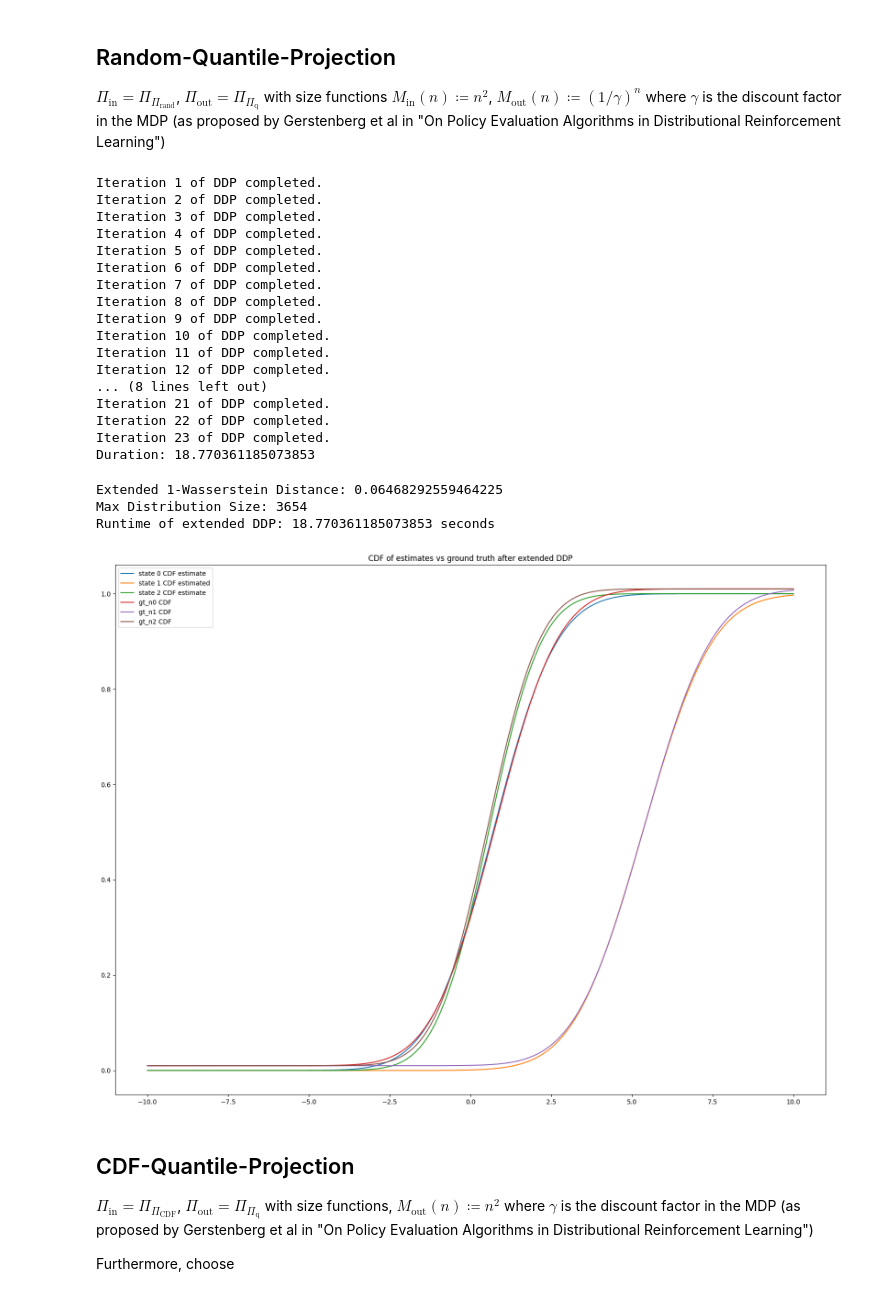
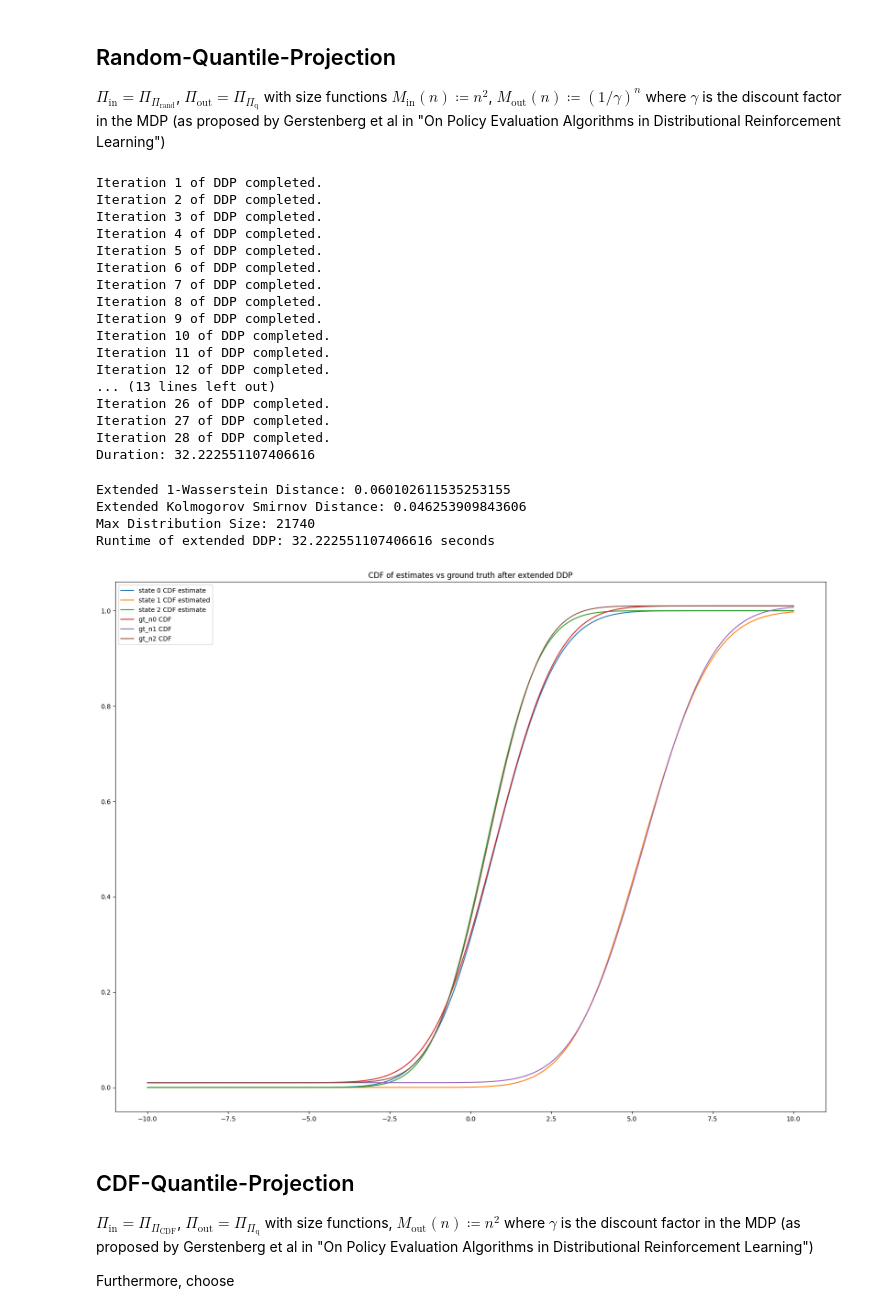
Before and after one commit to anloehr-1097/DistrRL_MonteCarlo, a Jupyter notebook: experiments.ipynb, the cells around one changed output. Drawn from its saved outputs; the diff is of its cells as text; code cells hidden in the pictures.

```diff
--- a/experiments.ipynb
+++ b/experiments.ipynb
@@ -1129,7 +1134,7 @@ for i in range(1,4):
 n_ret_est = deepcopy(n_ret_est_cp)
 
 start = time.time()
-for i in range(1, 26):
+for i in range(1, 25):
     n_ret_est = ddp(
         cyclical_env.mdp,
         QuantileProjection,
@@ -1487,13 +1500,13 @@ Runtime of extended DDP: 31.478906869888306 seconds
 $\Pi_{\text{in}} = \Pi_{\Pi_{\text{rand}}}$, $\Pi_{\text{out}} = \Pi_{\Pi_{\text{q}}}$ with size functions $M_{\text{in}}(n) \coloneqq n^{2}$, $M_{\text{out}}(n) \coloneqq (1/\gamma)^n$ where $\gamma$ is the discount factor in the MDP (as proposed by Gerstenberg et al in "On Policy Evaluation Algorithms in Distributional Reinforcement Learning")
 # %%
 # param algo spec
-# poly2 = functools.partial(SizeFun.POLY, 2)
+poly2 = functools.partial(SizeFun.POLY, 2)
 exp1overgamma = functools.partial(SizeFun.EXP, 1/cyclical_env.mdp.gamma)
 
 param_algo_rq_exp1overgamma = combine_to_param_algo(
     transform_to_param_algo(
         param_algo_from_size_fun,
-        size_fun=exp1overgamma),
+        size_fun=poly2),
     transform_to_param_algo(
         param_algo_from_size_fun,
         size_fun=exp1overgamma,
@@ -1517,7 +1530,7 @@ for i in range(1,4):
 n_ret_est = deepcopy(n_ret_est_cp)
 
 start = time.time()
-for i in range(1, 24):
+for i in range(1, 29):
     n_ret_est = ddp(
         cyclical_env.mdp,
         RandomProjection,
@@ -1543,40 +1556,43 @@ Iteration 9 of DDP completed.
 Iteration 10 of DDP completed.
 Iteration 11 of DDP completed.
 Iteration 12 of DDP completed.
-... (8 lines left out)
-Iteration 21 of DDP completed.
-Iteration 22 of DDP completed.
-Iteration 23 of DDP completed.
-Duration: 18.770361185073853
+... (13 lines left out)
+Iteration 26 of DDP completed.
+Iteration 27 of DDP completed.
+Iteration 28 of DDP completed.
+Duration: 32.222551107406616
 # %%
 n_est_0 = n_ret_est[n_states[0]]
 n_est_1 = n_ret_est[n_states[1]]
 n_est_2 = n_ret_est[n_states[2]]
 
 
 common_support = np.linspace(-10, 10, 1000)
 
 plt.figure(figsize=(20,15))
 plt.title("CDF of estimates vs ground truth after extended DDP")
 plt.plot(common_support, n_est_0.cdf(common_support), label="state 0 CDF estimate")
 plt.plot(common_support, n_est_1.cdf(common_support), label="state 1 CDF estimated")
 plt.plot(common_support, n_est_2.cdf(common_support), label="state 2 CDF estimate")
 
 plt.plot(np.linspace(-10,10, 1000), gt_n0.cdf(np.linspace(-10,10,1000))+0.01, label="gt_n0 CDF")
 plt.plot(np.linspace(-10,10, 1000), gt_n1.cdf(np.linspace(-10,10,1000))+0.01, label="gt_n1 CDF")
 plt.plot(np.linspace(-10,10, 1000), gt_n2.cdf(np.linspace(-10,10,1000))+0.01, label="gt_n2 CDF")
 plt.legend()
 
 
 n_w1_bar = extended_metric(wasserstein_beta, gt_n_ret_distr_fun.distr, n_ret_est.distr)
+n_linf_bar = extended_metric(birnb_orl_avg_dist_beta, gt_n_ret_distr_fun.distr, n_ret_est.distr, np.inf)
 print(f"Extended 1-Wasserstein Distance: {n_w1_bar}")
+print(f"Extended Kolmogorov Smirnov Distance: {n_linf_bar}")
 print(f"Max Distribution Size: {n_ret_est.get_max_size()}")
 print(f"Runtime of extended DDP: {stop-start} seconds")
 # %% [output]
-Extended 1-Wasserstein Distance: 0.06468292559464225
-Max Distribution Size: 3654
-Runtime of extended DDP: 18.770361185073853 seconds
+Extended 1-Wasserstein Distance: 0.060102611535253155
+Extended Kolmogorov Smirnov Distance: 0.046253909843606
+Max Distribution Size: 21740
+Runtime of extended DDP: 32.222551107406616 seconds
-[figure, old version]
+[figure, new version]
 # %% [markdown]
 ## CDF-Quantile-Projection
 
```
Also changed, not shown: parts of 21 cells of this notebook.
